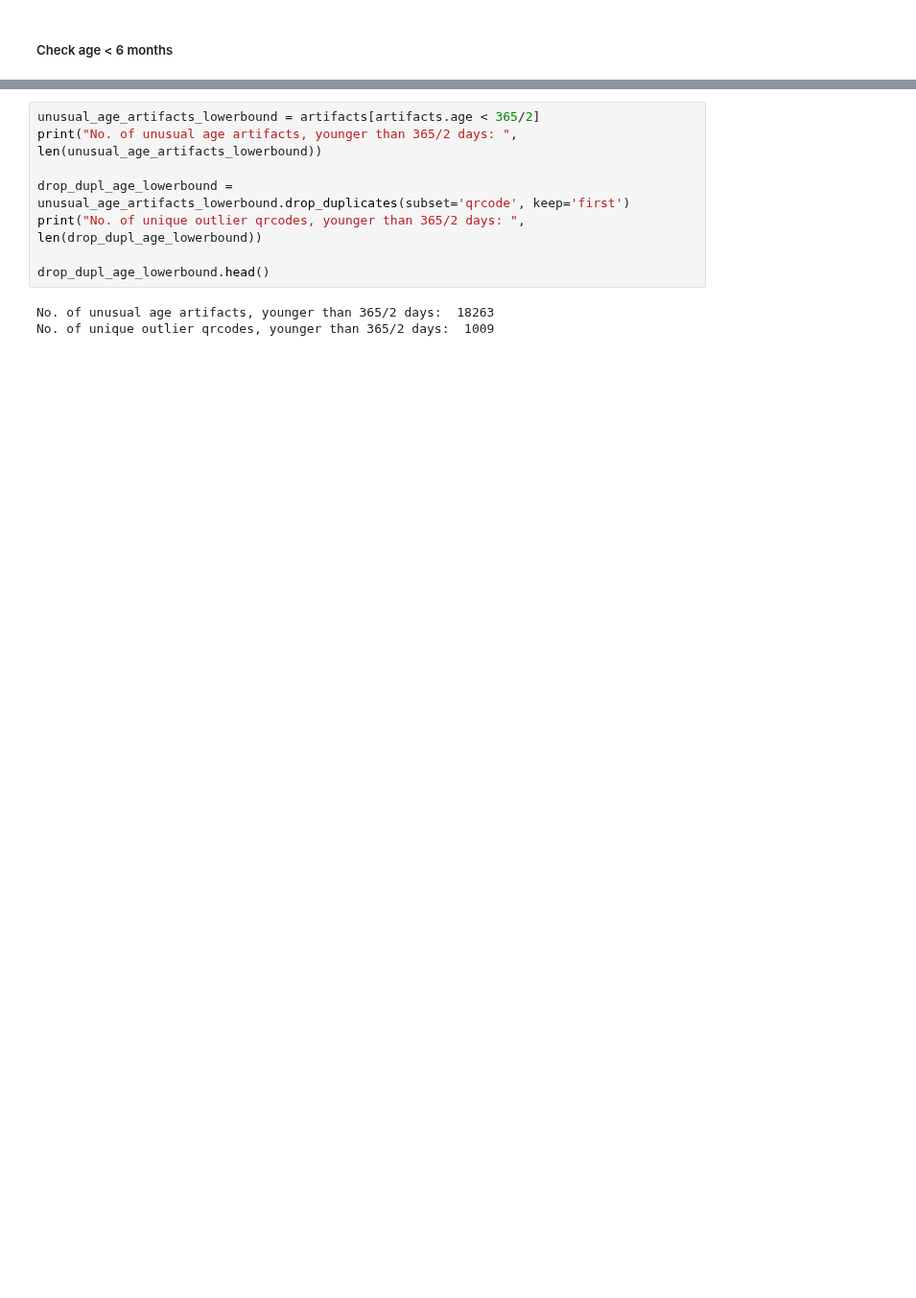
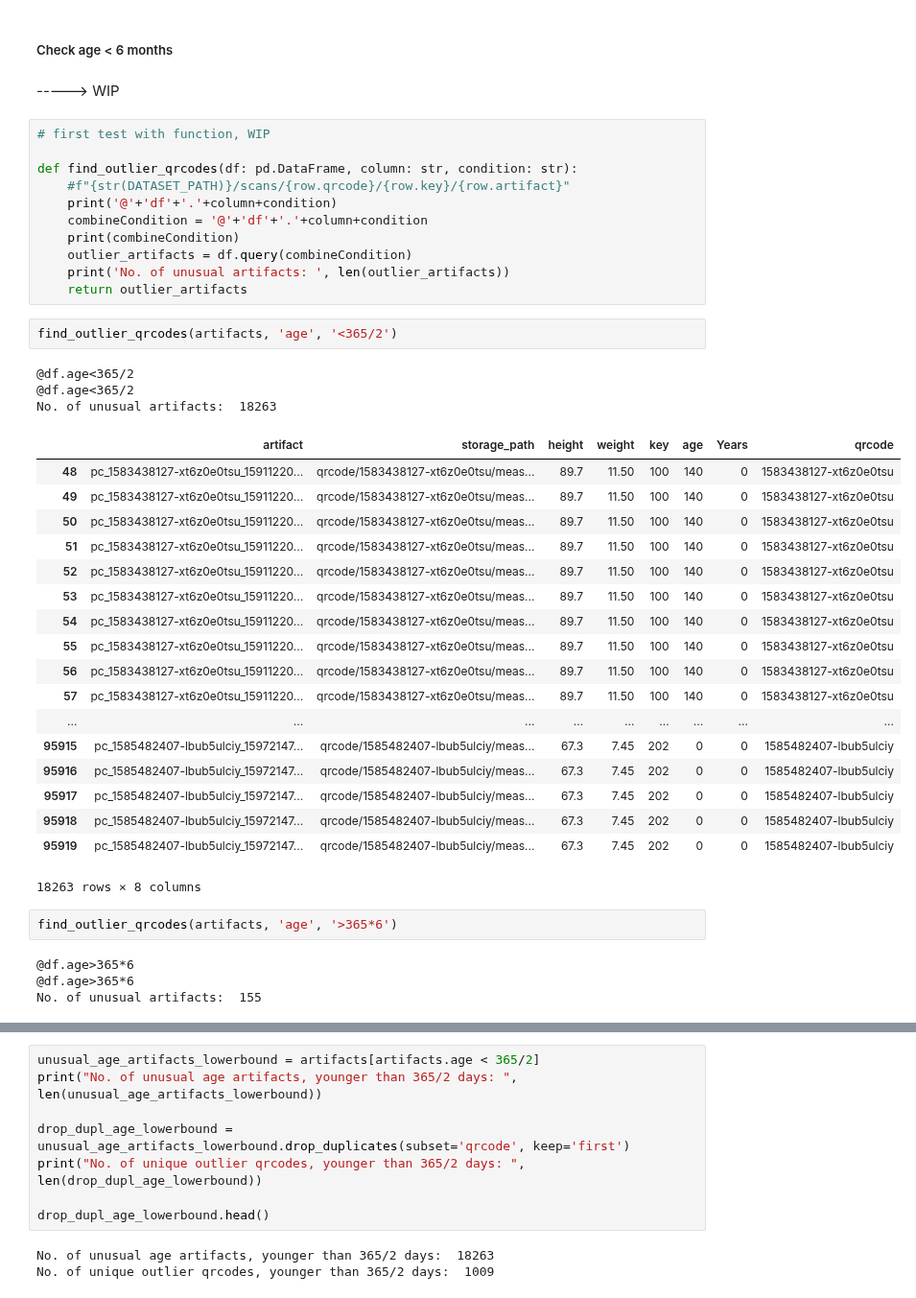
Before and after one commit to Welthungerhilfe/cgm-ml, a Jupyter notebook: src/data_utils/dataset_EDA/anon-depthmap-95k/EDA_anon-depthmap-95k.ipynb, the cells around one changed output, grey strips where cells are left out. Shown at 96% size. Saved outputs shown, nothing was run; the diff lists cells and outputs as text; blank space fills up the shorter version.

```diff
--- a/src/data_utils/dataset_EDA/anon-depthmap-95k/EDA_anon-depthmap-95k.ipynb
+++ b/src/data_utils/dataset_EDA/anon-depthmap-95k/EDA_anon-depthmap-95k.ipynb
@@ -185,2 +157,45 @@ No. of unique outlier qrcodes for age:  1024
 # %% [markdown]
 ##### Check age < 6 months
+# %% [markdown]
+-----> WIP
+# %%
+# first test with function, WIP
+
+def find_outlier_qrcodes(df: pd.DataFrame, column: str, condition: str):
+    #f"{str(DATASET_PATH)}/scans/{row.qrcode}/{row.key}/{row.artifact}"
+    print('@'+'df'+'.'+column+condition)
+    combineCondition = '@'+'df'+'.'+column+condition
+    print(combineCondition)
+    outlier_artifacts = df.query(combineCondition)
+    print('No. of unusual artifacts: ', len(outlier_artifacts))
+    return outlier_artifacts
+# %%
+find_outlier_qrcodes(artifacts, 'age', '<365/2')
+# %% [output]
+@df.age<365/2
+@df.age<365/2
+No. of unusual artifacts:  18263
+|  | artifact | storage_path | height | weight | key | age | Years | qrcode |
+| 48 | pc_1583438127-xt6z0e0tsu_15911220... | qrcode/1583438127-xt6z0e0tsu/meas... | 89.7 | 11.50 | 100 | 140 | 0 | 1583438127-xt6z0e0tsu |
+| 49 | pc_1583438127-xt6z0e0tsu_15911220... | qrcode/1583438127-xt6z0e0tsu/meas... | 89.7 | 11.50 | 100 | 140 | 0 | 1583438127-xt6z0e0tsu |
+| 50 | pc_1583438127-xt6z0e0tsu_15911220... | qrcode/1583438127-xt6z0e0tsu/meas... | 89.7 | 11.50 | 100 | 140 | 0 | 1583438127-xt6z0e0tsu |
+| 51 | pc_1583438127-xt6z0e0tsu_15911220... | qrcode/1583438127-xt6z0e0tsu/meas... | 89.7 | 11.50 | 100 | 140 | 0 | 1583438127-xt6z0e0tsu |
+| 52 | pc_1583438127-xt6z0e0tsu_15911220... | qrcode/1583438127-xt6z0e0tsu/meas... | 89.7 | 11.50 | 100 | 140 | 0 | 1583438127-xt6z0e0tsu |
+| 53 | pc_1583438127-xt6z0e0tsu_15911220... | qrcode/1583438127-xt6z0e0tsu/meas... | 89.7 | 11.50 | 100 | 140 | 0 | 1583438127-xt6z0e0tsu |
+| 54 | pc_1583438127-xt6z0e0tsu_15911220... | qrcode/1583438127-xt6z0e0tsu/meas... | 89.7 | 11.50 | 100 | 140 | 0 | 1583438127-xt6z0e0tsu |
+| 55 | pc_1583438127-xt6z0e0tsu_15911220... | qrcode/1583438127-xt6z0e0tsu/meas... | 89.7 | 11.50 | 100 | 140 | 0 | 1583438127-xt6z0e0tsu |
+| 56 | pc_1583438127-xt6z0e0tsu_15911220... | qrcode/1583438127-xt6z0e0tsu/meas... | 89.7 | 11.50 | 100 | 140 | 0 | 1583438127-xt6z0e0tsu |
+| 57 | pc_1583438127-xt6z0e0tsu_15911220... | qrcode/1583438127-xt6z0e0tsu/meas... | 89.7 | 11.50 | 100 | 140 | 0 | 1583438127-xt6z0e0tsu |
+| ... | ... | ... | ... | ... | ... | ... | ... | ... |
+| 95915 | pc_1585482407-lbub5ulciy_15972147... | qrcode/1585482407-lbub5ulciy/meas... | 67.3 | 7.45 | 202 | 0 | 0 | 1585482407-lbub5ulciy |
+| 95916 | pc_1585482407-lbub5ulciy_15972147... | qrcode/1585482407-lbub5ulciy/meas... | 67.3 | 7.45 | 202 | 0 | 0 | 1585482407-lbub5ulciy |
+| 95917 | pc_1585482407-lbub5ulciy_15972147... | qrcode/1585482407-lbub5ulciy/meas... | 67.3 | 7.45 | 202 | 0 | 0 | 1585482407-lbub5ulciy |
+| 95918 | pc_1585482407-lbub5ulciy_15972147... | qrcode/1585482407-lbub5ulciy/meas... | 67.3 | 7.45 | 202 | 0 | 0 | 1585482407-lbub5ulciy |
+| 95919 | pc_1585482407-lbub5ulciy_15972147... | qrcode/1585482407-lbub5ulciy/meas... | 67.3 | 7.45 | 202 | 0 | 0 | 1585482407-lbub5ulciy |
+18263 rows × 8 columns
+# %%
+find_outlier_qrcodes(artifacts, 'age', '>365*6')
+# %% [output]
+@df.age>365*6
+@df.age>365*6
+No. of unusual artifacts:  155
```
Also changed, not shown: parts of 13 cells of this notebook, 6 other files.
